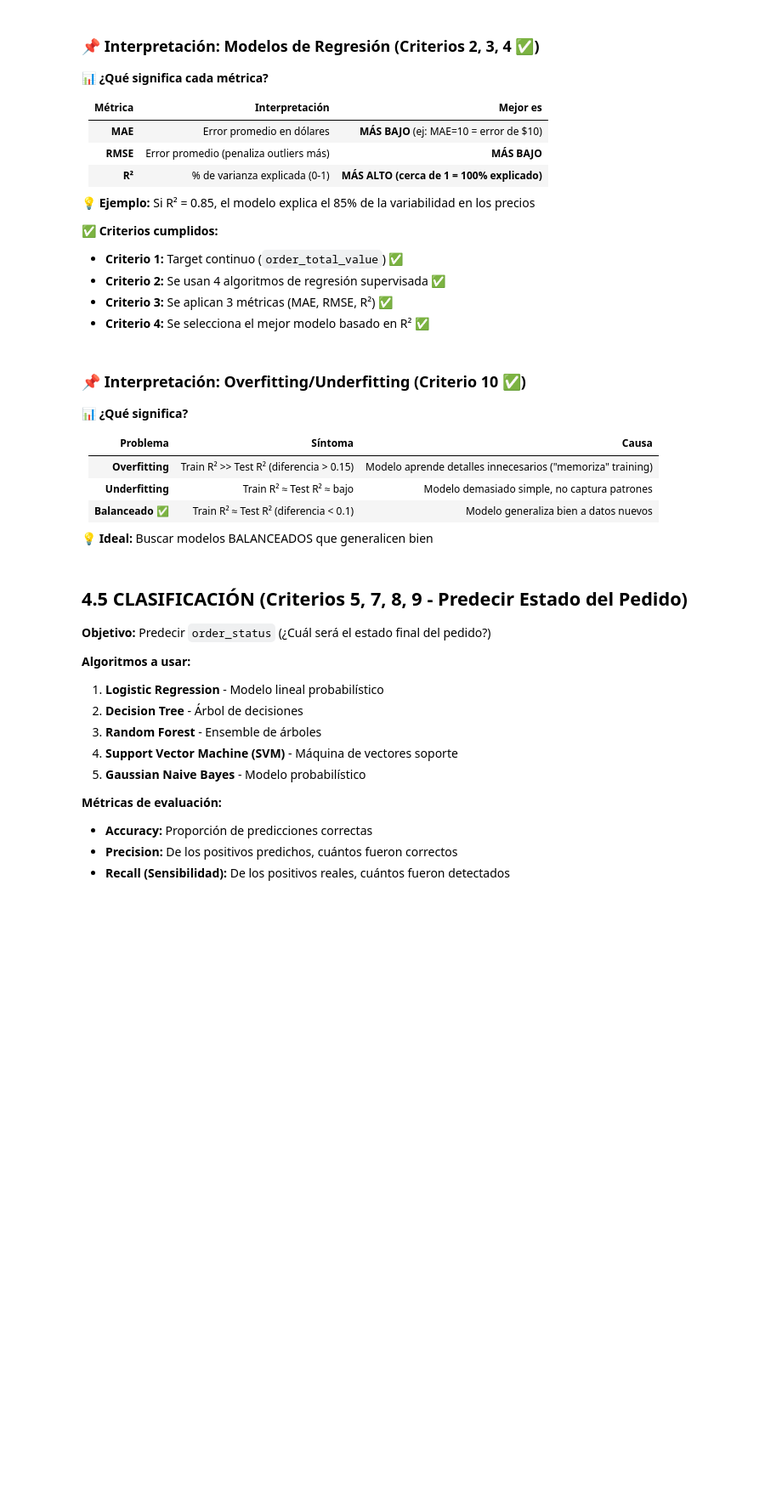
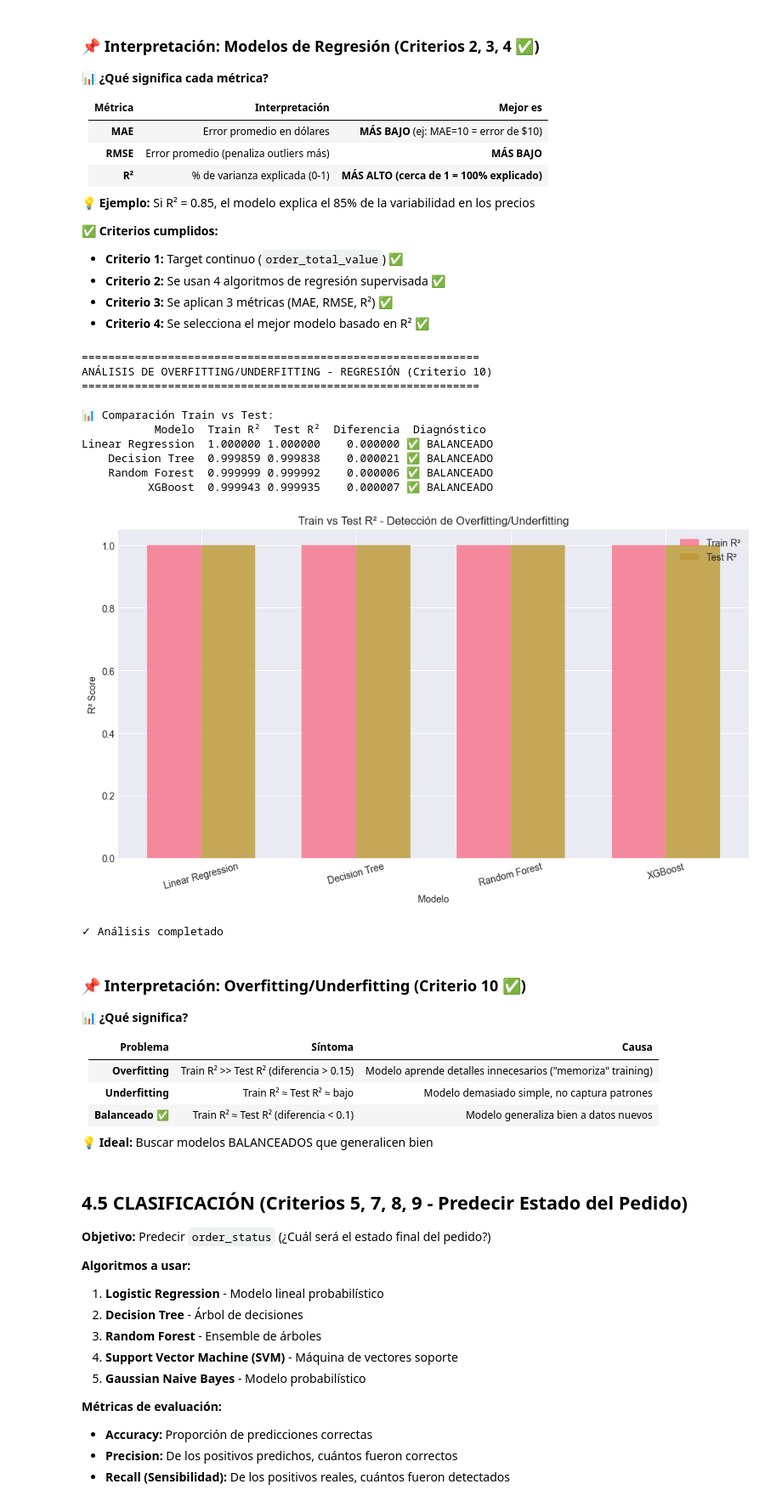
Before and after one commit to AntonioMcs/MLY0100-Parcial-1, a Jupyter notebook: notebooks/02_Modelado_nuevo.ipynb, the cells around one changed output. Shown at 85% size. Drawn from its saved outputs; the diff is of its cells as text; code cells hidden in the pictures; blank space fills up the shorter version.

Commit message:
02_Modelado arreglado

```diff
--- a/notebooks/02_Modelado_nuevo.ipynb
+++ b/notebooks/02_Modelado_nuevo.ipynb
@@ -248,7 +322,6 @@ print("=" * 60)
 print("PREPARACIÓN REGRESIÓN: TRAIN/TEST SPLIT")
 print("=" * 60)
 
-# Split 80/20
 X_train_reg, X_test_reg, y_train_reg, y_test_reg = train_test_split(
     X, y_reg, test_size=0.2, random_state=42
 )
@@ -258,17 +331,21 @@ print(f"  - Train: {X_train_reg.shape[0]:,} muestras (80%)")
 print(f"  - Test: {X_test_reg.shape[0]:,} muestras (20%)")
 print(f"  - Features: {X_train_reg.shape[1]} variables")
 
-# Escalado con StandardScaler
+num_cols = X_train_reg.select_dtypes(include=[np.number]).columns
+
 scaler_reg = StandardScaler()
-X_train_reg_scaled = scaler_reg.fit_transform(X_train_reg)
-X_test_reg_scaled = scaler_reg.transform(X_test_reg)
 
-print(f"\n✓ Datos escalados con StandardScaler")
-print(f"  - Media (después): {X_train_reg_scaled.mean():.2e}")
-print(f"  - Desv. estándar (después): {X_train_reg_scaled.std():.4f}")
+X_train_reg_scaled = X_train_reg.copy()
+X_test_reg_scaled = X_test_reg.copy()
 
-# Guardar scaler
+X_train_reg_scaled[num_cols] = scaler_reg.fit_transform(X_train_reg[num_cols])
+X_test_reg_scaled[num_cols] = scaler_reg.transform(X_test_reg[num_cols])
+
+print(f"\n✓ Datos escalados correctamente")
+print(f"  - Variables numéricas escaladas: {len(num_cols)}")
+
 import os
-os.makedirs('../data/06_models', exist_ok=True)
-joblib.dump(scaler_reg, '../data/06_models/scaler_regression.pkl')
-print(f"✓ Scaler guardado en data/06_models/")
+os.makedirs("../data/06_models", exist_ok=True)
+joblib.dump(scaler_reg, "../data/06_models/scaler_regression.pkl")
+
+print("✓ Scaler guardado en data/06_models/")
@@ -413,22 +536,17 @@ print("=" * 60)
 print("ANÁLISIS DE OVERFITTING/UNDERFITTING - REGRESIÓN (Criterio 10)")
 print("=" * 60)
 
-# Calcular train vs test para cada modelo
 train_test_comparison = []
 
 for nombre, modelo in regression_models.items():
-    # Train score
-    y_train_pred = modelo.predict(X_train_reg_scaled)
+    y_train_pred = modelo.predict(X_train_reg_model)
     train_r2 = r2_score(y_train_reg, y_train_pred)
 
-    # Test score
-    y_test_pred = modelo.predict(X_test_reg_scaled)
+    y_test_pred = modelo.predict(X_test_reg_model)
     test_r2 = r2_score(y_test_reg, y_test_pred)
 
-    # Diferencia
     diff = train_r2 - test_r2
 
-    # Diagnosis
     if diff > 0.15:
         diagnosis = "⚠️ OVERFITTING (aprende de más)"
     elif diff < -0.05:
@@ -437,37 +555,50 @@ for nombre, modelo in regression_models.items():
         diagnosis = "✅ BALANCEADO"
 
     train_test_comparison.append({
         'Modelo': nombre,
         'Train R²': train_r2,
         'Test R²': test_r2,
         'Diferencia': diff,
         'Diagnóstico': diagnosis
     })
 
 df_overfitting = pd.DataFrame(train_test_comparison)
 print("\n📊 Comparación Train vs Test:")
 print(df_overfitting.to_string(index=False))
 
-# Visualizar
 fig, ax = plt.subplots(figsize=(10, 6))
 x_pos = np.arange(len(df_overfitting))
 width = 0.35
 
-ax.bar(x_pos - width/2, df_overfitting['Train R²'], width, label='Train R²', alpha=0.8, color='steelblue')
-ax.bar(x_pos + width/2, df_overfitting['Test R²'], width, label='Test R²', alpha=0.8, color='orange')
+ax.bar(x_pos - width/2, df_overfitting['Train R²'], width, label='Train R²', alpha=0.8)
+ax.bar(x_pos + width/2, df_overfitting['Test R²'], width, label='Test R²', alpha=0.8)
 
 ax.set_xlabel('Modelo')
 ax.set_ylabel('R² Score')
 ax.set_title('Train vs Test R² - Detección de Overfitting/Underfitting')
 ax.set_xticks(x_pos)
 ax.set_xticklabels(df_overfitting['Modelo'], rotation=15)
 ax.legend()
-ax.axhline(y=0, color='black', linestyle='-', linewidth=0.5)
+ax.axhline(y=0, linewidth=0.5)
+
 plt.tight_layout()
 plt.savefig('../data/08_reporting/02_overfitting_analysis_regression.png', dpi=300, bbox_inches='tight')
 plt.show()
 
 print("\n✓ Análisis completado")
+# %% [output]
+============================================================
+ANÁLISIS DE OVERFITTING/UNDERFITTING - REGRESIÓN (Criterio 10)
+============================================================
+
+📊 Comparación Train vs Test:
+           Modelo  Train R²  Test R²  Diferencia  Diagnóstico
+Linear Regression  1.000000 1.000000    0.000000 ✅ BALANCEADO
+    Decision Tree  0.999859 0.999838    0.000021 ✅ BALANCEADO
+    Random Forest  0.999999 0.999992    0.000006 ✅ BALANCEADO
+          XGBoost  0.999943 0.999935    0.000007 ✅ BALANCEADO
+[figure, added]
+✓ Análisis completado
 # %% [markdown]
 ### 📌 Interpretación: Overfitting/Underfitting (Criterio 10 ✅)
 
```
Also changed, not shown: parts of 7 cells of this notebook.
